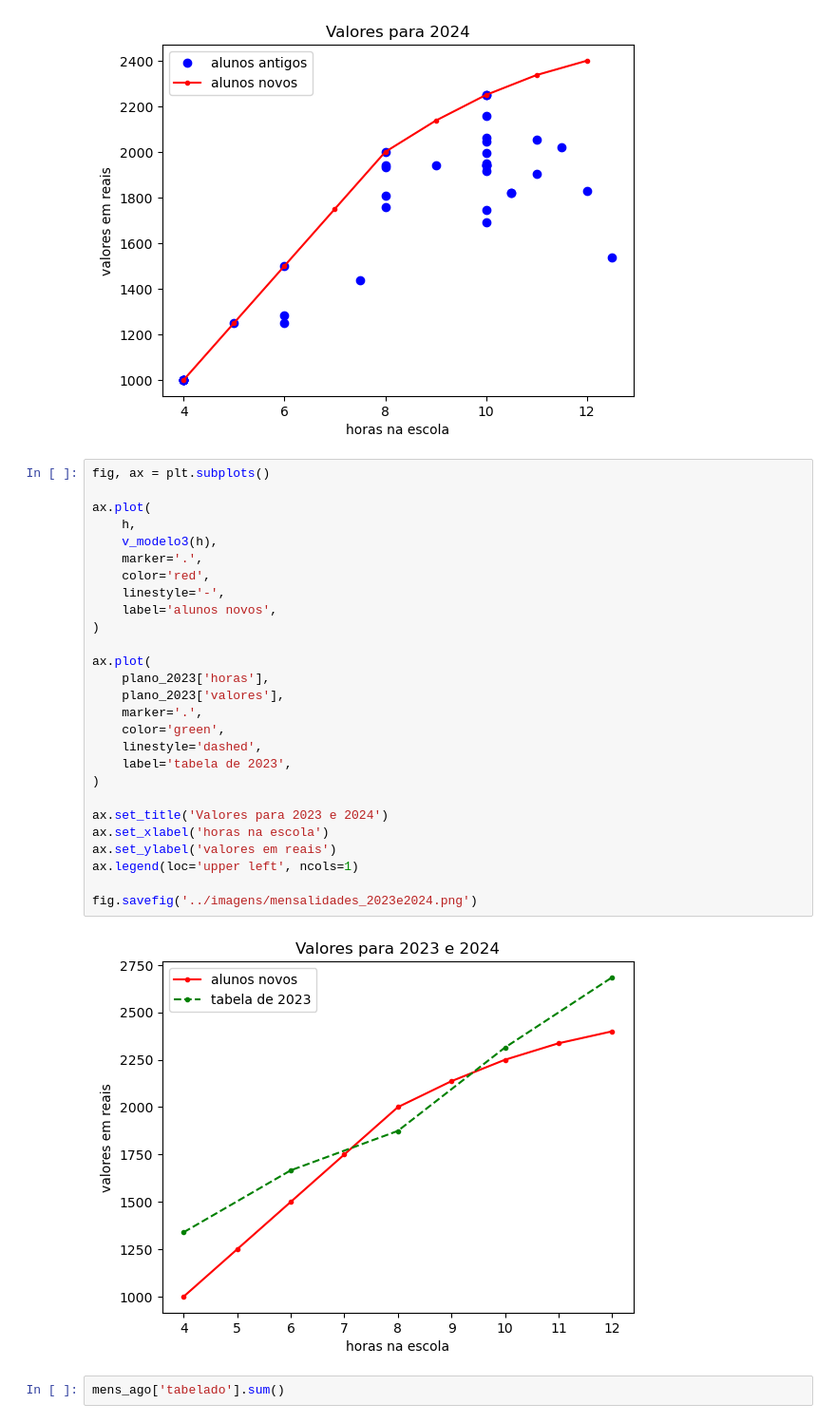
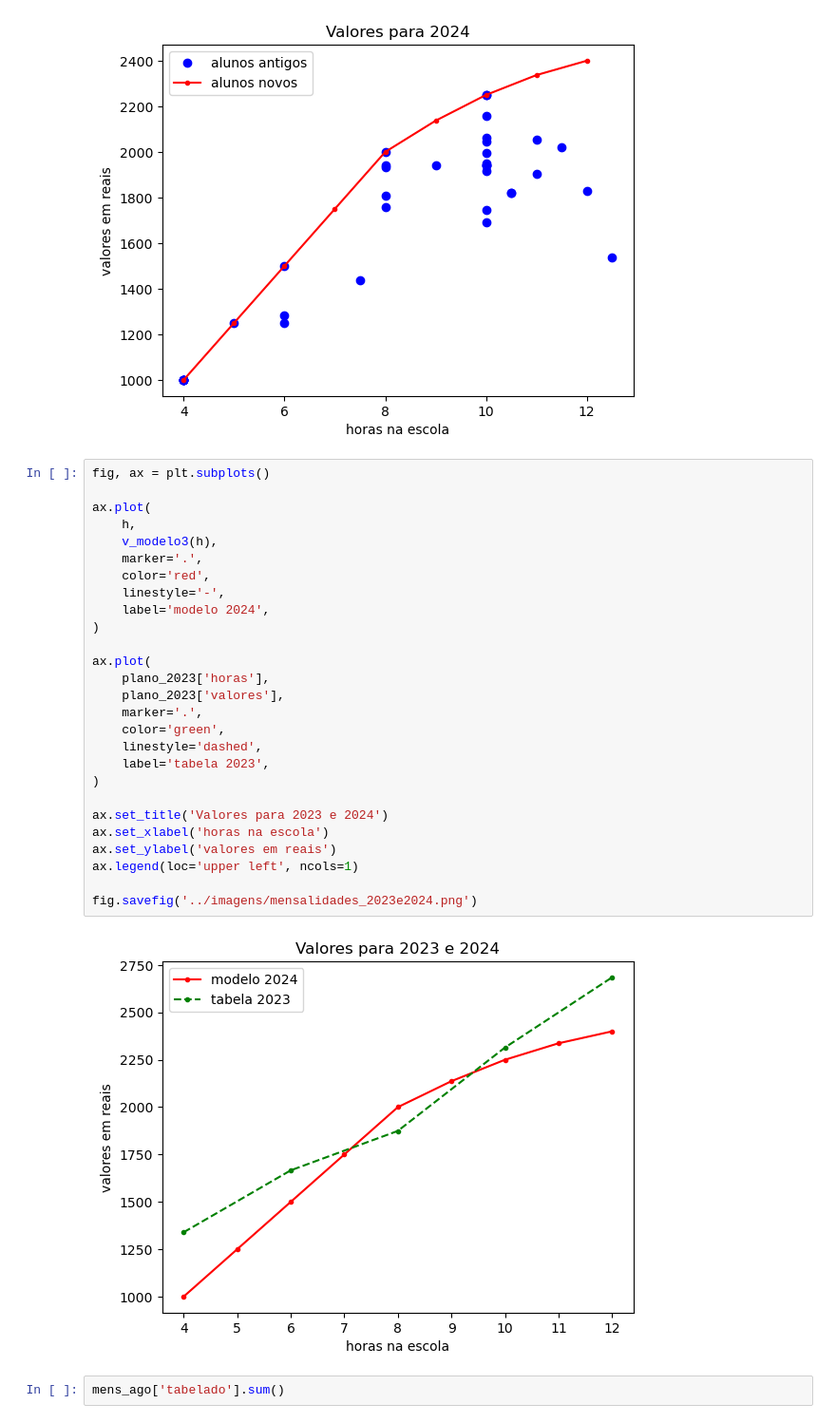
Before and after one commit to mp-resuldados/calculo-de-mensalidades, a Jupyter notebook: notebooks/calculos.ipynb, the cells around one changed output. Shown at 95% size. Drawn from its saved outputs; the diff is of its cells as text.

Commit message:
alteração da legenda do gráfico

```diff
--- a/notebooks/calculos.ipynb
+++ b/notebooks/calculos.ipynb
@@ -899,32 +899,32 @@ fig.savefig('../imagens/mensalidades_2024.png')
 # %%
 fig, ax = plt.subplots()
 
 ax.plot(
     h,
     v_modelo3(h),
     marker='.',
     color='red',
     linestyle='-',
-    label='alunos novos',
+    label='modelo 2024',
 )
 
 ax.plot(
     plano_2023['horas'],
     plano_2023['valores'],
     marker='.',
     color='green',
     linestyle='dashed',
-    label='tabela de 2023',
+    label='tabela 2023',
 )
 
 ax.set_title('Valores para 2023 e 2024')
 ax.set_xlabel('horas na escola')
 ax.set_ylabel('valores em reais')
 ax.legend(loc='upper left', ncols=1)
 
 fig.savefig('../imagens/mensalidades_2023e2024.png')
 # %% [output]
-[figure, old version]
+[figure, new version]
 # %%
 mens_ago['tabelado'].sum()
 # %% [output]
```
Also changed, not shown: 1 other file.
